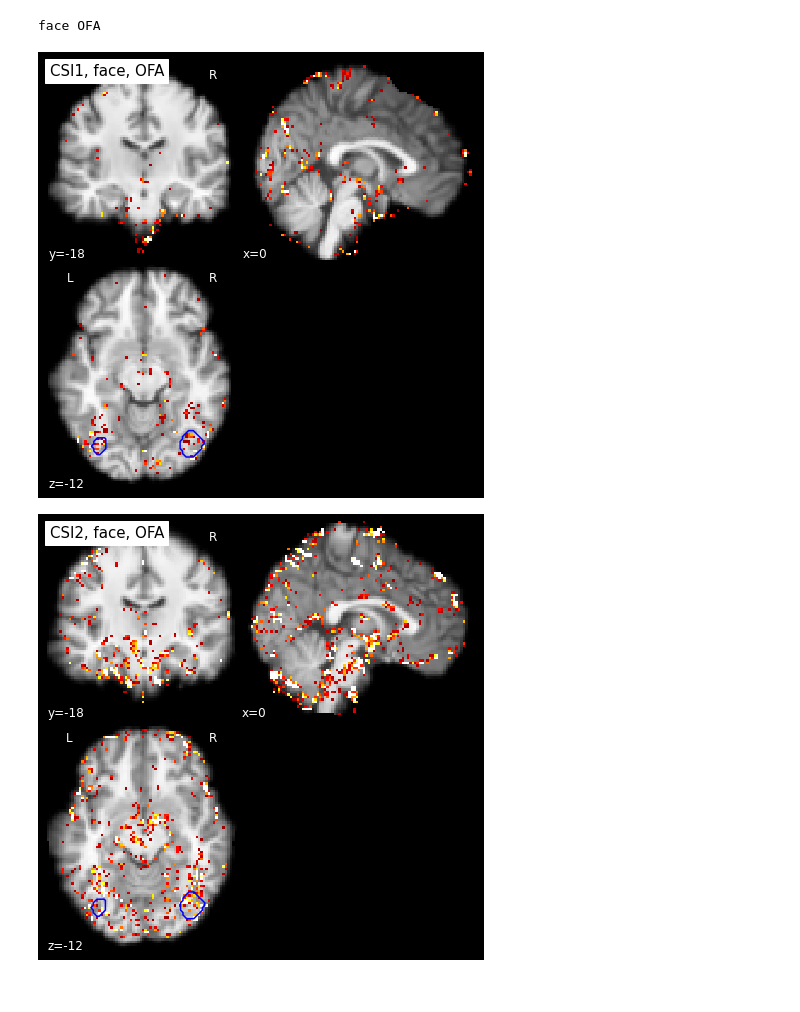
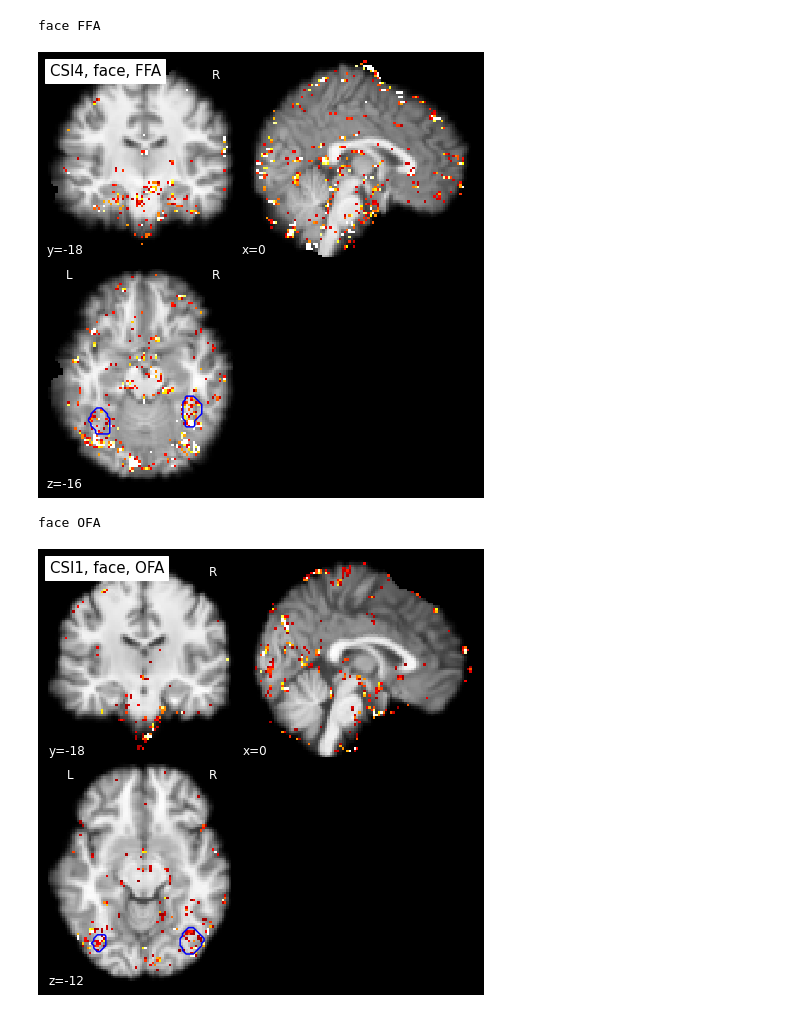
Before and after one commit to khademi/Neural-Decoding, a Jupyter notebook: contour.ipynb, the cells around one changed output. Cells and saved outputs as stored; diff of their text form; code cells hidden in the pictures.

```diff
--- a/contour.ipynb
+++ b/contour.ipynb
@@ -78,6 +110,10 @@ face FFA
+# %%
+plot_ig('FFA', 90, 3, vmin=2e-5, thr=4e-5, vmax=0.0001)
+# %% [output]
+face FFA
+[figure, added]
 # %%
-plot_ig('OFA', 90, vmin=1e-5, thr=4e-5, vmax=0.00015)
+plot_ig('OFA', 90, 0, vmin=1e-5, thr=4e-5, vmax=0.00015)
 # %% [output]
 face OFA
-[figure, old version]
+[figure, new version]
-[figure, removed]
```
Also changed, not shown: parts of 16 cells of this notebook, 3 other files.
